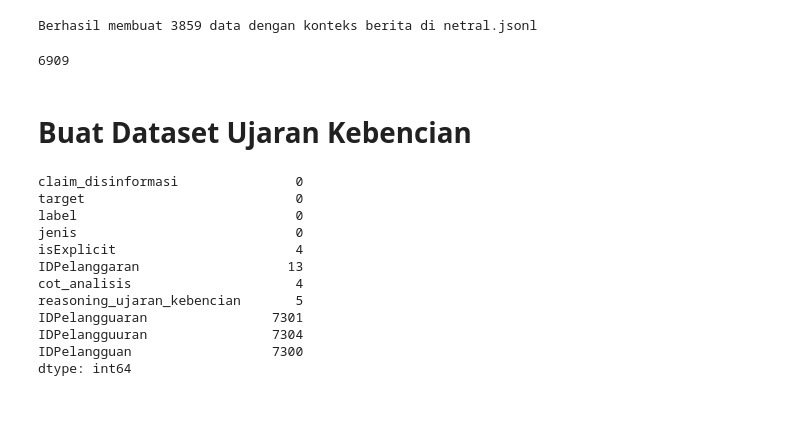
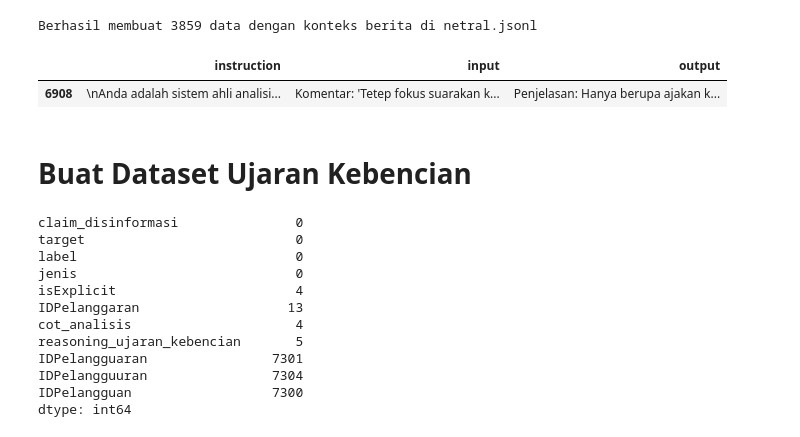
Before and after one commit to imdipo/capstone-AITF-komdigi, a Jupyter notebook: SFT/SFT.ipynb, the cells around one changed output. Cells and saved outputs as stored; diff of their text form; code cells hidden in the pictures; blank space fills up the shorter version.

```diff
--- a/SFT/SFT.ipynb
+++ b/SFT/SFT.ipynb
@@ -604,4 +555,22 @@ dataNetral.to_json("dataNetral.jsonl", orient='records')
-# %%
-len(dataNetral)
-# %% [output]
-6909
+# %%
+import pandas as pd
+
+# Load data kamu
+netral2 = pd.read_json("netrals.jsonl", lines=True)
+
+def bersihkan_output(teks):
+    if isinstance(teks, str):
+        teks = teks.replace("**", "")
+
+        teks = teks.replace("\n*", "")
+
+        target_keyword = "Label: Netral."
+
+        # ambil teks berdasarkan keyword, ambil bagian sebelum keyword (indeks 0)
+        if target_keyword in teks:
+            teks_bersih = teks.split(target_keyword)[0]
+            return (teks_bersih + target_keyword).strip()
+
+    return teks
+
+netral2["output"] = netral2["output"].apply(bersihkan_output)
@@ -608,3 +580,8 @@ len(dataNetral)
+# %%
+dataNetral.tail(1)
+# %% [output]
+|  | instruction | input | output |
+| 6908 | \nAnda adalah sistem ahli analisi... | Komentar: 'Tetep fokus suarakan k... | Penjelasan: Hanya berupa ajakan k... |
 # %% [markdown]
 # Buat Dataset Ujaran Kebencian
 # %%
```
Also changed, not shown: parts of 29 cells of this notebook.
